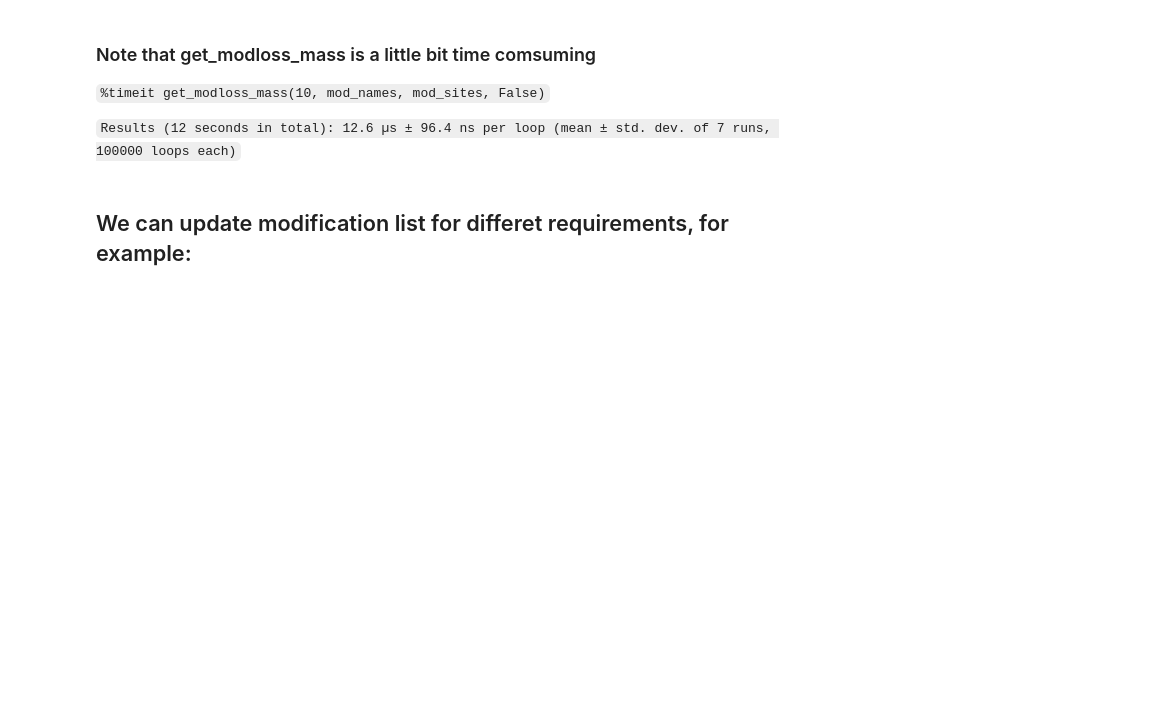
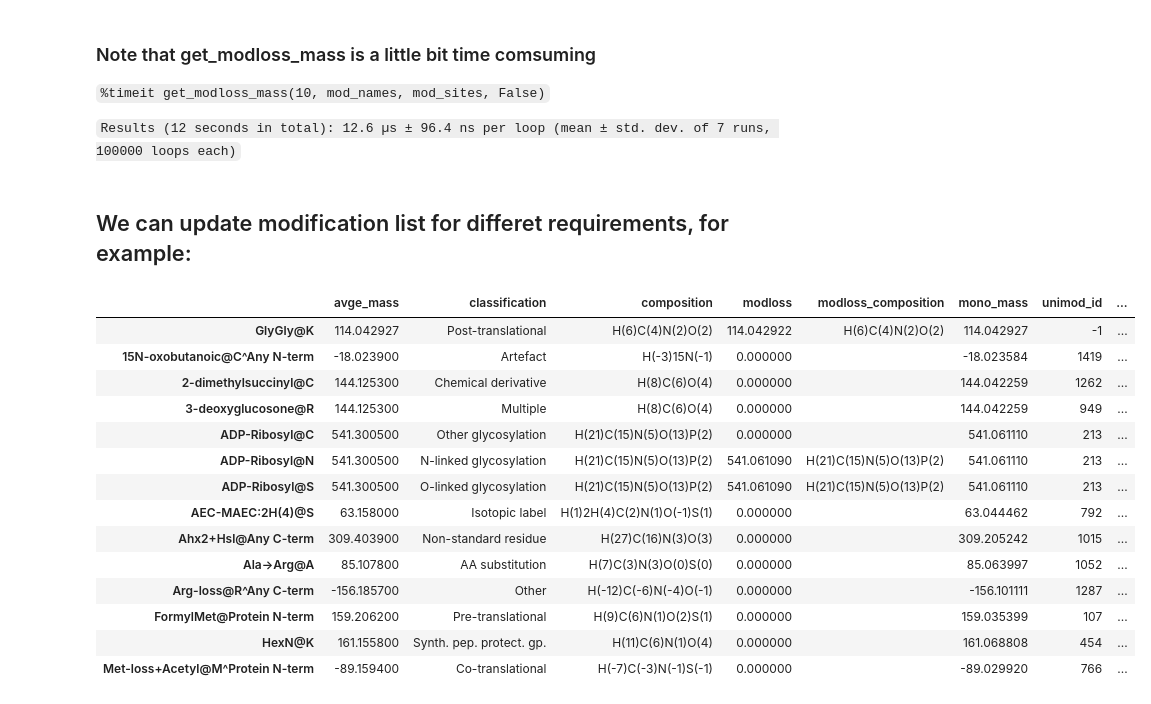
Before and after one commit to MannLabs/alphabase, a Jupyter notebook: nbdev_nbs/constants/modification.ipynb, the cells around one changed output. Saved outputs shown, nothing was run; the diff lists cells and outputs as text; code cells hidden in the pictures; blank space fills up the shorter version.

```diff
--- a/nbdev_nbs/constants/modification.ipynb
+++ b/nbdev_nbs/constants/modification.ipynb
@@ -266,5 +266,23 @@ array([97.9768922, 97.9768922, 97.9768922,  0.       ,  0.       ,
 `Results (12 seconds in total): 12.6 µs ± 96.4 ns per loop (mean ± std. dev. of 7 runs, 100000 loops each)`
 # %% [markdown]
 ## We can update modification list for differet requirements, for example:
+# %%
+MOD_DF.drop_duplicates('classification')
+# %% [output]
+|  | avge_mass | classification | composition | modloss | modloss_composition | mono_mass | unimod_id | ... |
+| GlyGly@K | 114.042927 | Post-translational | H(6)C(4)N(2)O(2) | 114.042922 | H(6)C(4)N(2)O(2) | 114.042927 | -1 | ... |
+| 15N-oxobutanoic@C^Any N-term | -18.023900 | Artefact | H(-3)15N(-1) | 0.000000 |  | -18.023584 | 1419 | ... |
+| 2-dimethylsuccinyl@C | 144.125300 | Chemical derivative | H(8)C(6)O(4) | 0.000000 |  | 144.042259 | 1262 | ... |
+| 3-deoxyglucosone@R | 144.125300 | Multiple | H(8)C(6)O(4) | 0.000000 |  | 144.042259 | 949 | ... |
+| ADP-Ribosyl@C | 541.300500 | Other glycosylation | H(21)C(15)N(5)O(13)P(2) | 0.000000 |  | 541.061110 | 213 | ... |
+| ADP-Ribosyl@N | 541.300500 | N-linked glycosylation | H(21)C(15)N(5)O(13)P(2) | 541.061090 | H(21)C(15)N(5)O(13)P(2) | 541.061110 | 213 | ... |
+| ADP-Ribosyl@S | 541.300500 | O-linked glycosylation | H(21)C(15)N(5)O(13)P(2) | 541.061090 | H(21)C(15)N(5)O(13)P(2) | 541.061110 | 213 | ... |
+| AEC-MAEC:2H(4)@S | 63.158000 | Isotopic label | H(1)2H(4)C(2)N(1)O(-1)S(1) | 0.000000 |  | 63.044462 | 792 | ... |
+| Ahx2+Hsl@Any C-term | 309.403900 | Non-standard residue | H(27)C(16)N(3)O(3) | 0.000000 |  | 309.205242 | 1015 | ... |
+| Ala->Arg@A | 85.107800 | AA substitution | H(7)C(3)N(3)O(0)S(0) | 0.000000 |  | 85.063997 | 1052 | ... |
+| Arg-loss@R^Any C-term | -156.185700 | Other | H(-12)C(-6)N(-4)O(-1) | 0.000000 |  | -156.101111 | 1287 | ... |
+| FormylMet@Protein N-term | 159.206200 | Pre-translational | H(9)C(6)N(1)O(2)S(1) | 0.000000 |  | 159.035399 | 107 | ... |
+| HexN@K | 161.155800 | Synth. pep. protect. gp. | H(11)C(6)N(1)O(4) | 0.000000 |  | 161.068808 | 454 | ... |
+| Met-loss+Acetyl@M^Protein N-term | -89.159400 | Co-translational | H(-7)C(-3)N(-1)S(-1) | 0.000000 |  | -89.029920 | 766 | ... |
 # %%
 MOD_DF = MOD_DF[
```
Also changed, not shown: parts of 3 cells of this notebook.
